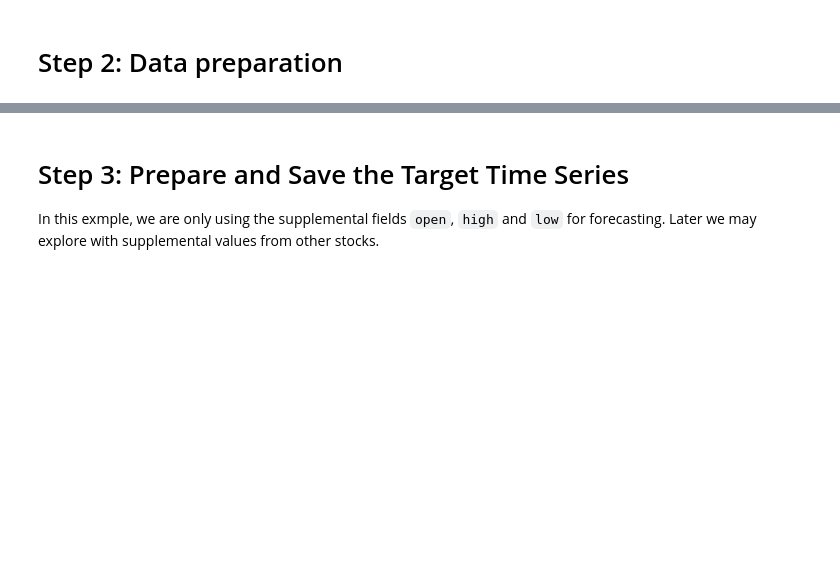
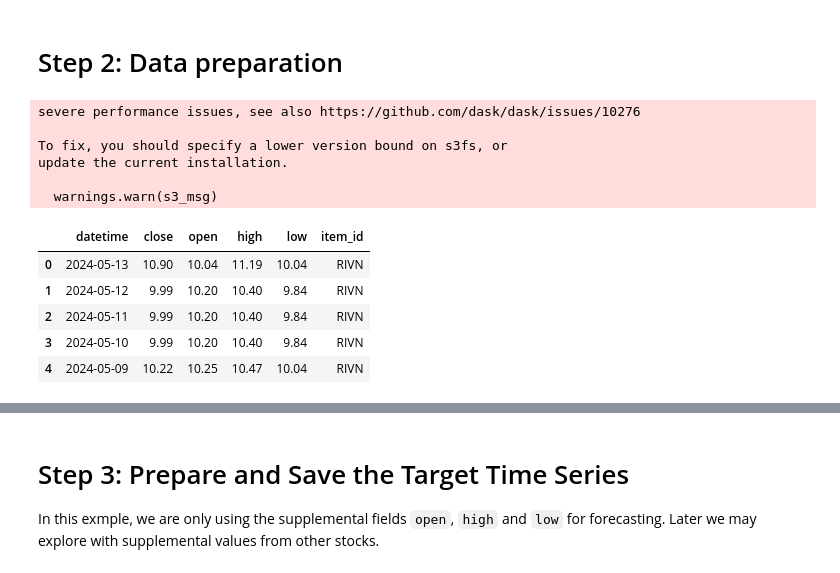
Before and after one commit to katjes733/aws-forecasting, a Jupyter notebook: forecasting.ipynb, the cells around one changed output, grey strips where cells are left out. Cells and saved outputs as stored; diff of their text form; code cells hidden in the pictures; blank space fills up the shorter version.

Commit message:
feat: read in related data from S3

```diff
--- a/forecasting.ipynb
+++ b/forecasting.ipynb
@@ -49,8 +53,9 @@ usage = "Playground"
 prefix = "mac-training"
 role_name = f"{prefix}-forecasting"
 bucket_name = f"{prefix}-bucket-275279264324-us-east-1"
-data_key = "forecasting/input/RIVN.csv"
-future_data_key = "forecasting/input/RIVN_20240513.csv"
+path = "forecasting/input"
+data_key = f"{path}/RIVN.csv"
+future_data_key = f"{path}/RIVN_20240513.csv"
 prepared_data_key_prefix = "forecasting/prepared/rivn"
 item_id = "RIVN"
 target_column_name = "close"
@@ -113,6 +106,19 @@ def prepare_data(bucket_name, data_key, date_format, target_column_name, fill_mi
 # %%
-stock_df = prepare_data(bucket_name, data_key, "%m/%d/%Y", target_column_name, fill_missing_values=True)
+stock_df = util.prepare_data(bucket_name, data_key, "%m/%d/%Y", target_column_name, item_id, fill_missing_values=True)
 stock_df.head()
+# %% [output]
+severe performance issues, see also https://github.com/dask/dask/issues/10276
+
+To fix, you should specify a lower version bound on s3fs, or
+update the current installation.
+
+  warnings.warn(s3_msg)
+|  | datetime | close | open | high | low | item_id |
+| 0 | 2024-05-13 | 10.90 | 10.04 | 11.19 | 10.04 | RIVN |
+| 1 | 2024-05-12 | 9.99 | 10.20 | 10.40 | 9.84 | RIVN |
+| 2 | 2024-05-11 | 9.99 | 10.20 | 10.40 | 9.84 | RIVN |
+| 3 | 2024-05-10 | 9.99 | 10.20 | 10.40 | 9.84 | RIVN |
+| 4 | 2024-05-09 | 10.22 | 10.25 | 10.47 | 10.04 | RIVN |
 # %%
 stock_df.plot(x='datetime', y=[target_column_name, 'open', 'high', 'low'], figsize=(15, 8))
 plt.xlabel('Date Time')
```
Also changed, not shown: parts of 9 cells of this notebook, 1 other file.
